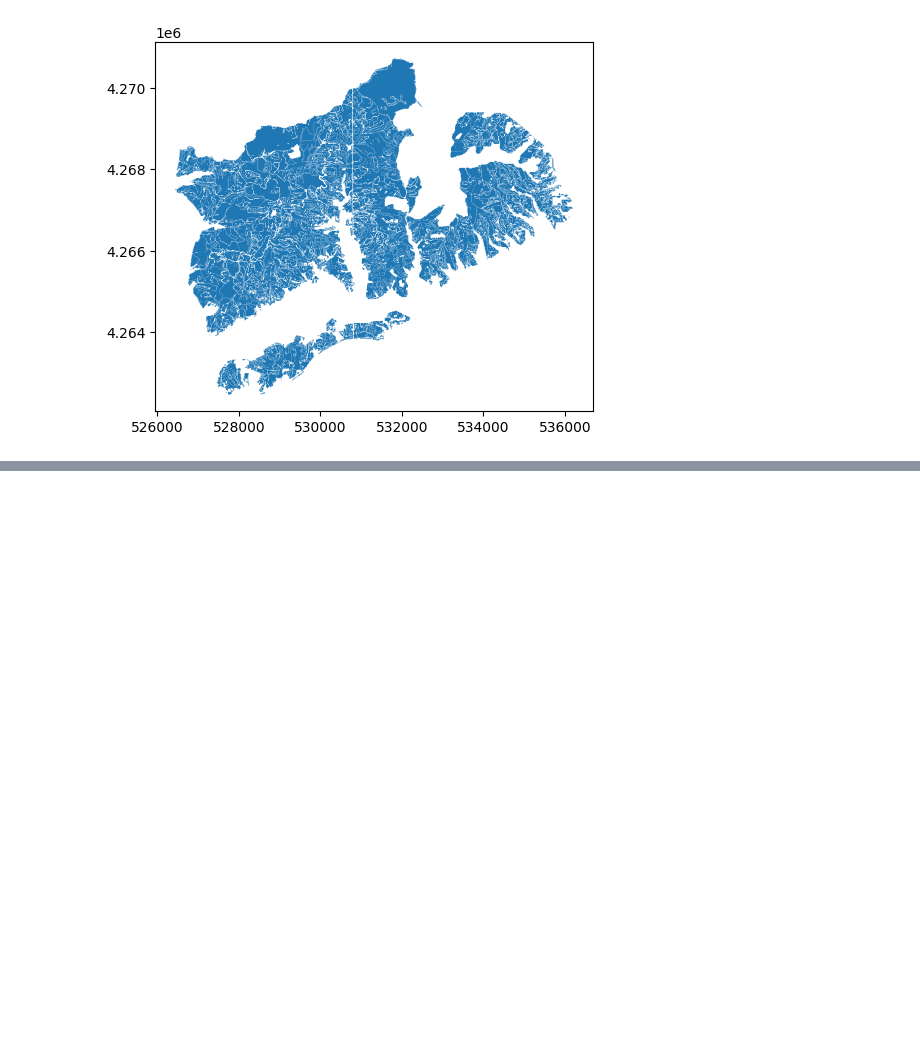
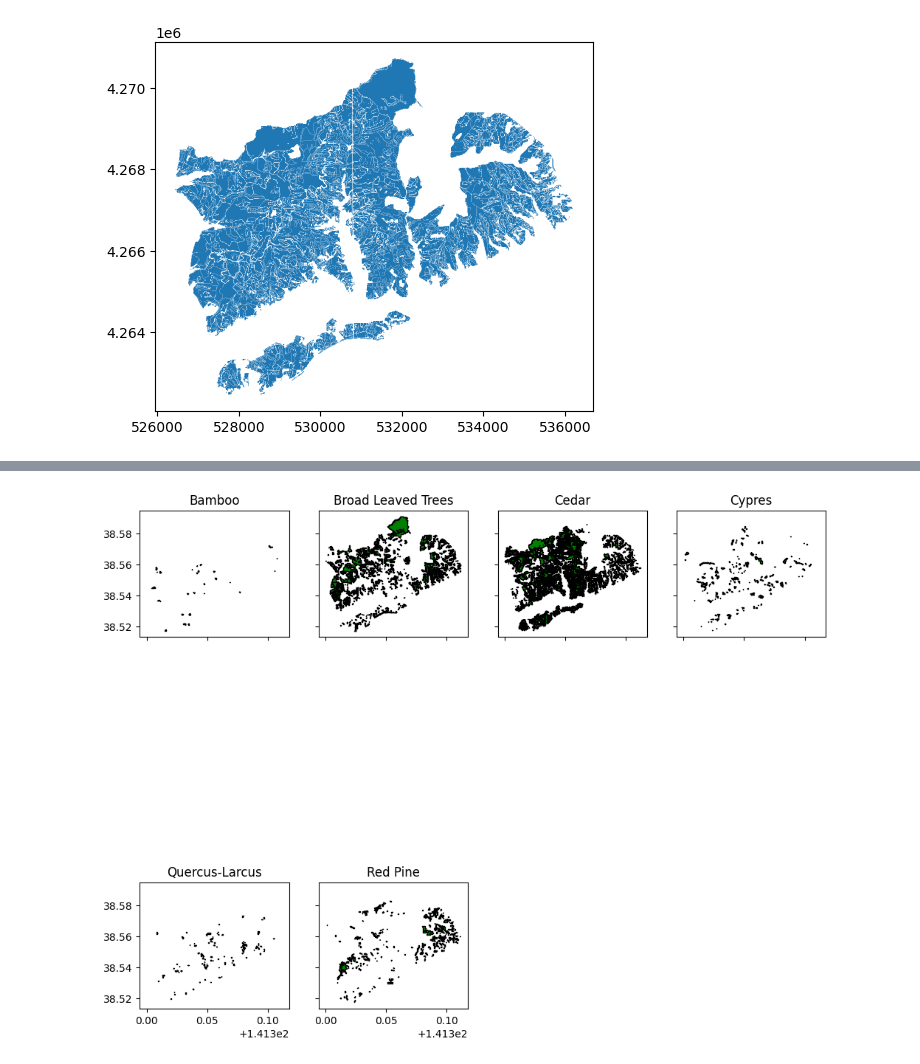
Before and after one commit to iaguerri/carbon-sequestration, a Jupyter notebook: jupyter/carbon_sequestration.ipynb, the cells around one changed output, grey strips where cells are left out. Saved outputs shown, nothing was run; the diff lists cells and outputs as text; code cells hidden in the pictures; blank space fills up the shorter version.

```diff
--- a/jupyter/carbon_sequestration.ipynb
+++ b/jupyter/carbon_sequestration.ipynb
@@ -89,0 +134,46 @@ NameError: name 'emap' is not defined
+# %%
+def subplot_species(gdf):
+    """
+    Creates subplots of a GeoPandas dataframe based on a column name.
+    Each subplot shows the features that have the same value in the specified column.
+    """
+    # Get unique values in the column
+    unique_values = gdf.layer.unique()
+
+    # Calculate number of subplots needed
+    num_subplots = len(unique_values)
+
+    # Calculate number of rows and columns for the subplots
+    num_rows = int(num_subplots ** 0.5)
+    num_cols = int(num_subplots / num_rows) + 1
+
+    # Create the subplots
+    fig, axs = plt.subplots(num_rows, num_cols, figsize=(12, 12), sharex=True, sharey=True)
+
+    # Flatten the axes array
+    axs = axs.flatten()
+
+    # Loop through the unique values and plot each subset of the GeoDataFrame
+    for i, value in enumerate(unique_values):
+        # Subset the GeoDataFrame by the current value
+        subset = gdf[gdf['layer'] == value]
+
+        # Plot the subset on the current subplot
+        subset.plot(ax=axs[i], edgecolor='black',facecolor='green')
+
+        # Set the title of the subplot to the current value
+        axs[i].set_title(str(value))
+
+    # Remove any unused subplots
+    for i in range(num_subplots, num_rows * num_cols):
+        fig.delaxes(axs[i])
+
+    # Adjust the spacing between the subplots
+    #fig.tight_layout()
+
+    # Show the subplots
+    plt.show()
+# %%
+subplot_species(intersection)
+# %% [output]
+[figure, added]
```
Also changed, not shown: parts of 19 cells of this notebook, 4 other files.
